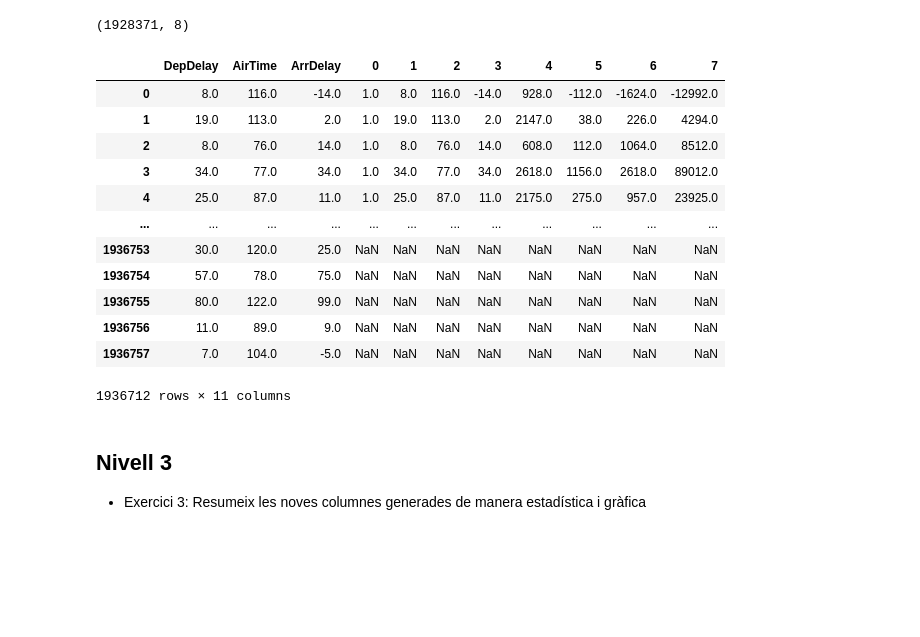
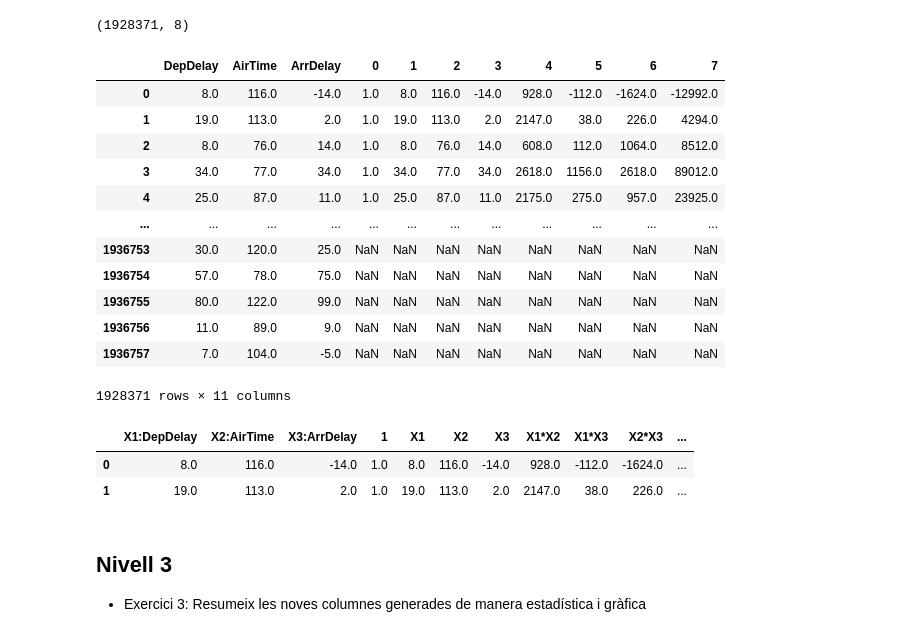
Before and after one commit to Yms002/Ejercicios, a Jupyter notebook: S11_T01/S11_T01 - Practicant amb training i test sets.ipynb, the cells around one changed output. Cells and saved outputs as stored; diff of their text form; code cells hidden in the pictures; blank space fills up the shorter version.

```diff
--- a/S11_T01/S11_T01 - Practicant amb training i test sets.ipynb
+++ b/S11_T01/S11_T01 - Practicant amb training i test sets.ipynb
@@ -309,7 +309,7 @@ a.shape
 # %% [output]
 (1928371, 8)
 # %%
-poli_drop = pd.concat([poli_drop, a], axis=1)
+poli_drop = poli_drop.join(a)
 poli_drop
 # %% [output]
 |  | DepDelay | AirTime | ArrDelay | 0 | 1 | 2 | 3 | 4 | 5 | 6 | 7 |
@@ -324,7 +324,15 @@ poli_drop
 | 1936755 | 80.0 | 122.0 | 99.0 | NaN | NaN | NaN | NaN | NaN | NaN | NaN | NaN |
 | 1936756 | 11.0 | 89.0 | 9.0 | NaN | NaN | NaN | NaN | NaN | NaN | NaN | NaN |
 | 1936757 | 7.0 | 104.0 | -5.0 | NaN | NaN | NaN | NaN | NaN | NaN | NaN | NaN |
-1936712 rows × 11 columns
+1928371 rows × 11 columns
+# %%
+columns = {'DepDelay':'X1:DepDelay', 'AirTime':'X2:AirTime','ArrDelay':'X3:ArrDelay',0:1, 1:'X1', 2:'X2', 3:'X3', 4:'X1*X2', 5:'X1*X3', 6:'X2*X3', 7:'X1*X2*X3'}
+poli_drop.rename(columns=columns, inplace=True)
+poli_drop.head(2)
+# %% [output]
+|  | X1:DepDelay | X2:AirTime | X3:ArrDelay | 1 | X1 | X2 | X3 | X1*X2 | X1*X3 | X2*X3 | ... |
+| 0 | 8.0 | 116.0 | -14.0 | 1.0 | 8.0 | 116.0 | -14.0 | 928.0 | -112.0 | -1624.0 | ... |
+| 1 | 19.0 | 113.0 | 2.0 | 1.0 | 19.0 | 113.0 | 2.0 | 2147.0 | 38.0 | 226.0 | ... |
 # %% [markdown]
 ## Nivell 3
 
```
